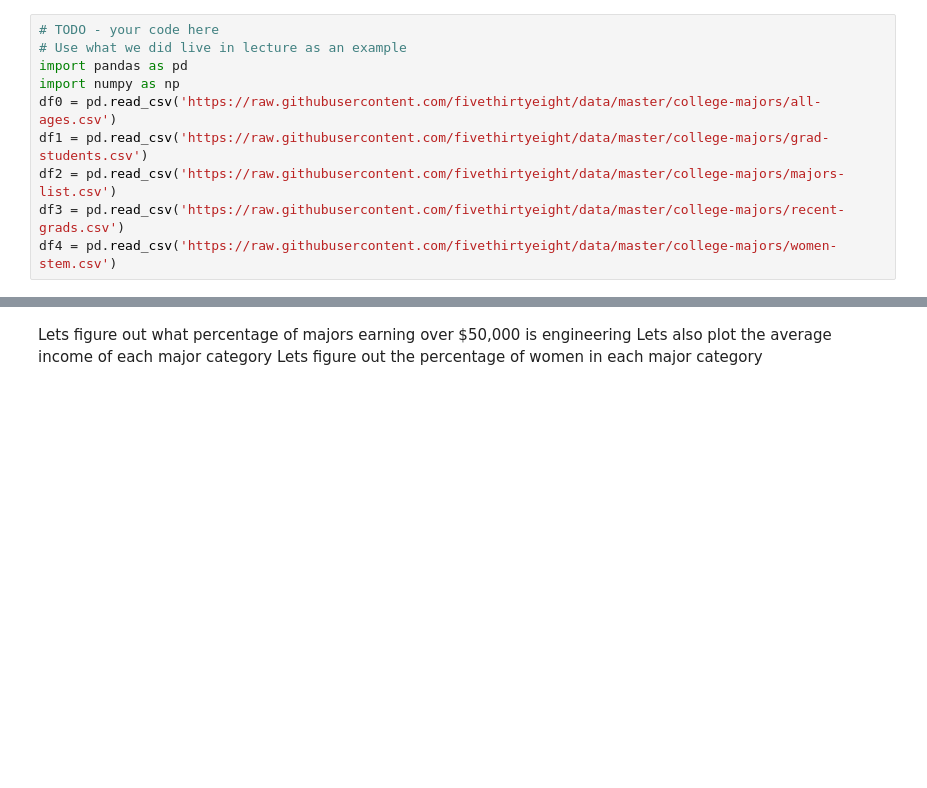
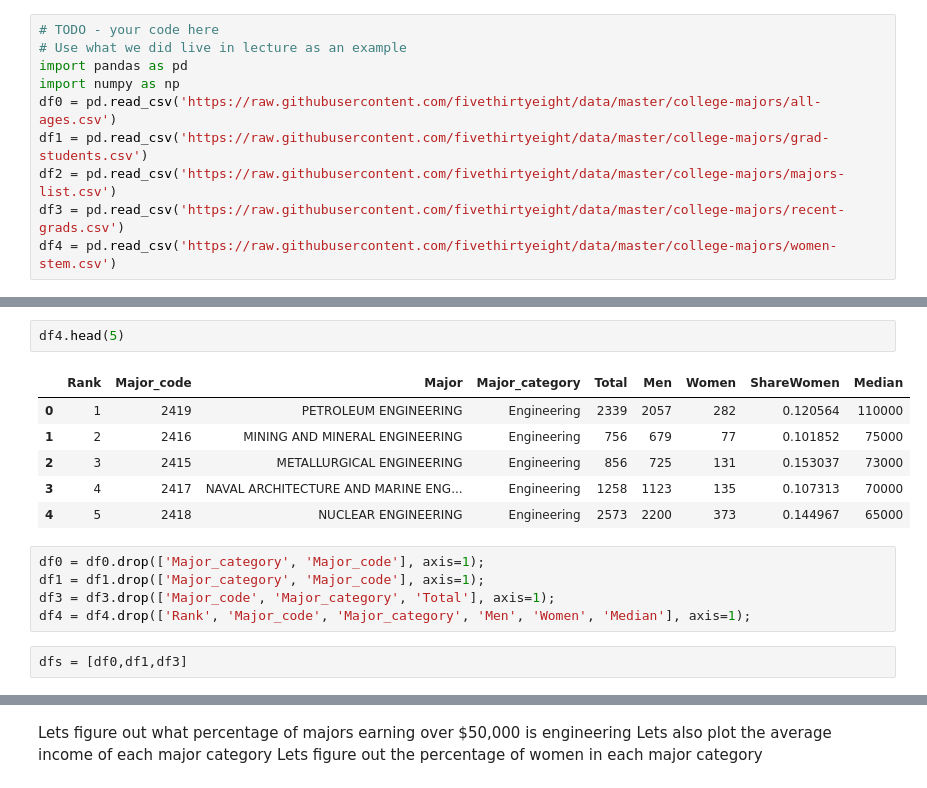
Before and after one commit to ngriggs/DS-Unit-1-Sprint-1-Dealing-With-Data, a Jupyter notebook: LS_DS_111_A_First_Look_at_Data.ipynb, the cells around one changed output, grey strips where cells are left out. Saved outputs shown, nothing was run; the diff lists cells and outputs as text; blank space fills up the shorter version.

```diff
--- a/LS_DS_111_A_First_Look_at_Data.ipynb
+++ b/LS_DS_111_A_First_Look_at_Data.ipynb
@@ -304 +340,17 @@ df4 = pd.read_csv('https://raw.githubusercontent.com/fivethirtyeight/data/master
+# %%
+df4.head(5)
+# %% [output]
+|  | Rank | Major_code | Major | Major_category | Total | Men | Women | ShareWomen | Median |
+| 0 | 1 | 2419 | PETROLEUM ENGINEERING | Engineering | 2339 | 2057 | 282 | 0.120564 | 110000 |
+| 1 | 2 | 2416 | MINING AND MINERAL ENGINEERING | Engineering | 756 | 679 | 77 | 0.101852 | 75000 |
+| 2 | 3 | 2415 | METALLURGICAL ENGINEERING | Engineering | 856 | 725 | 131 | 0.153037 | 73000 |
+| 3 | 4 | 2417 | NAVAL ARCHITECTURE AND MARINE ENG... | Engineering | 1258 | 1123 | 135 | 0.107313 | 70000 |
+| 4 | 5 | 2418 | NUCLEAR ENGINEERING | Engineering | 2573 | 2200 | 373 | 0.144967 | 65000 |
+# %%
+df0 = df0.drop(['Major_category', 'Major_code'], axis=1);
+df1 = df1.drop(['Major_category', 'Major_code'], axis=1);
+df3 = df3.drop(['Major_code', 'Major_category', 'Total'], axis=1);
+df4 = df4.drop(['Rank', 'Major_code', 'Major_category', 'Men', 'Women', 'Median'], axis=1);
+# %%
+dfs = [df0,df1,df3]
 # %%
```
Also changed, not shown: parts of 9 cells of this notebook.
